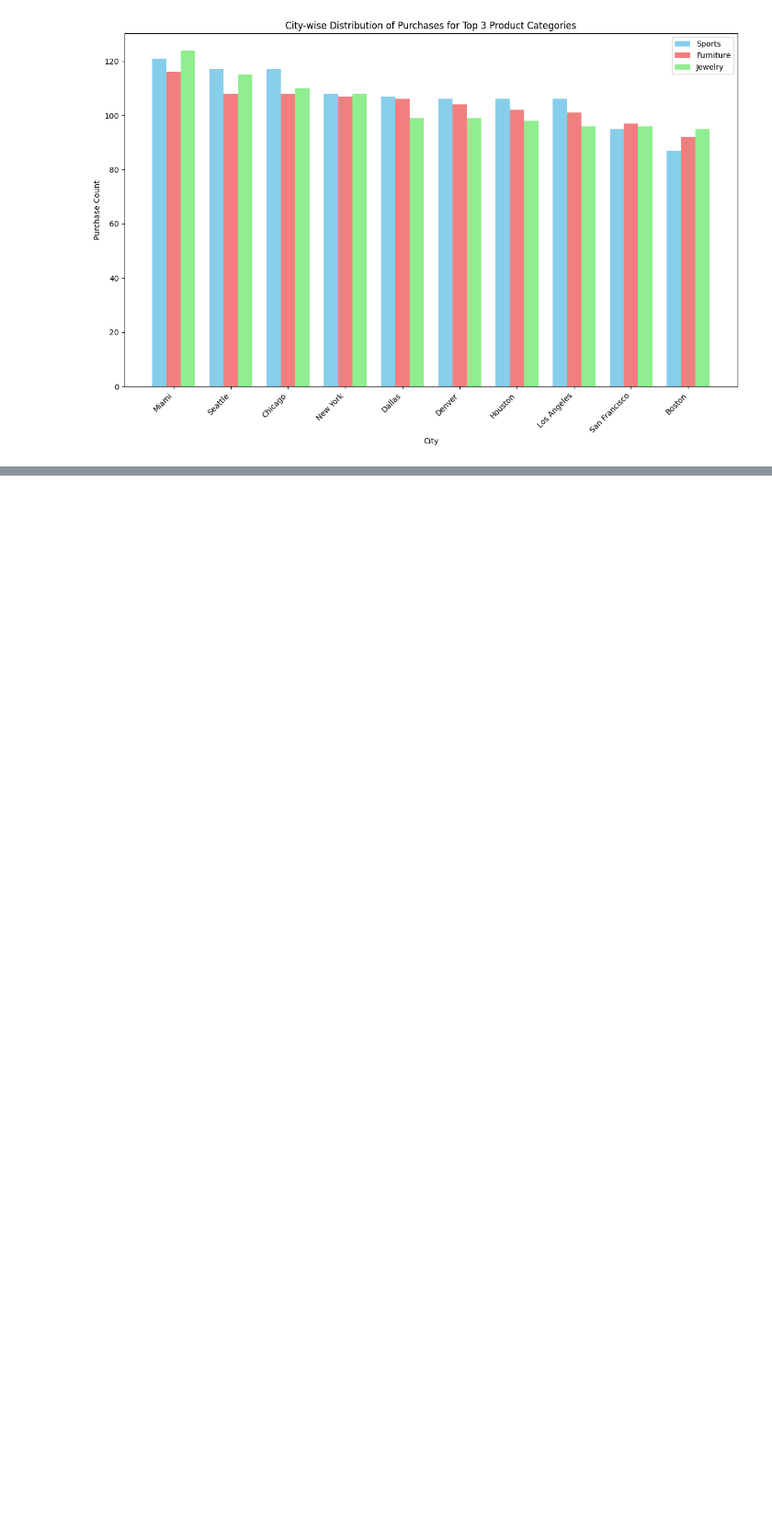
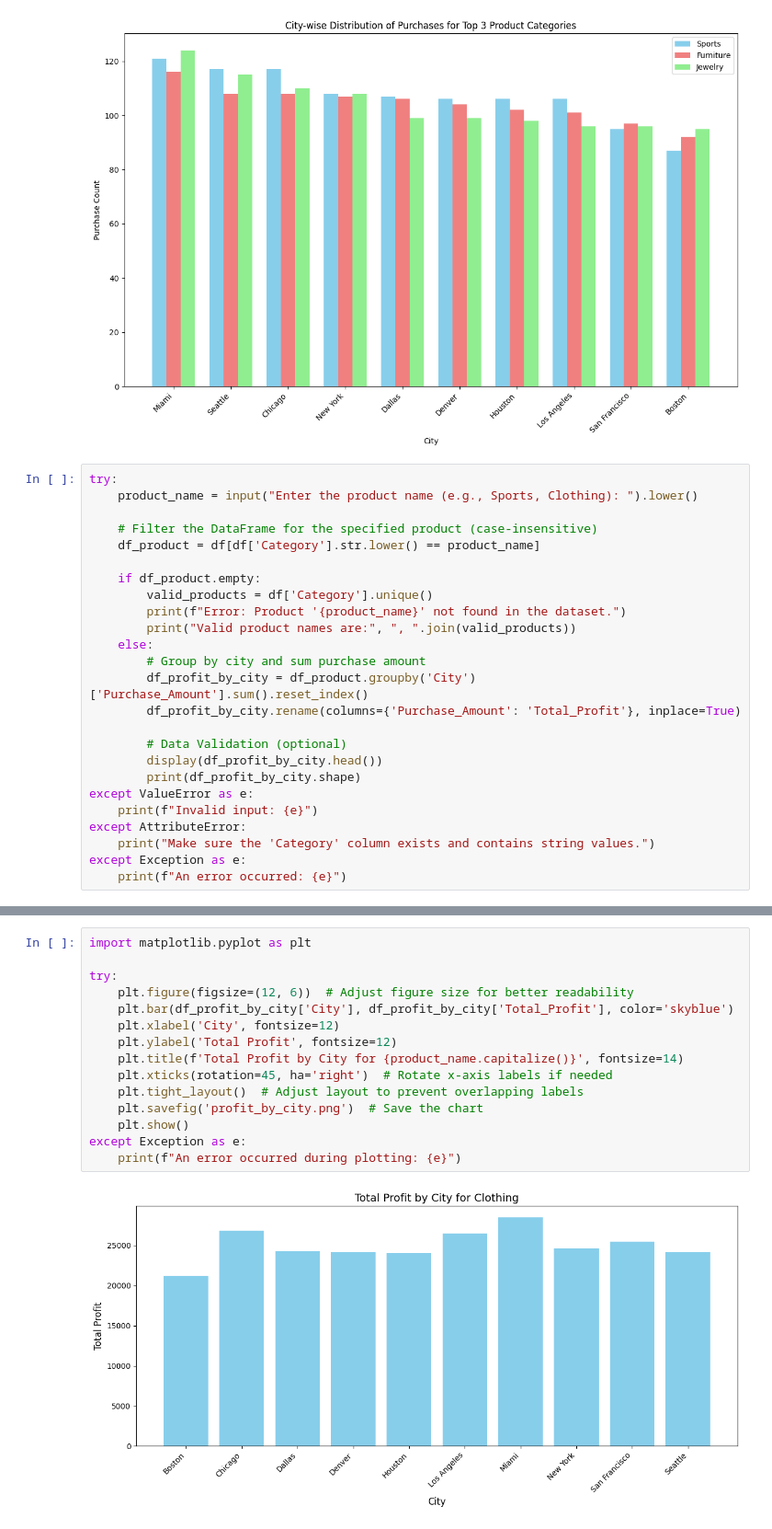
Before and after one commit to Neeshi14/Business-analysis-of-the-Retail-, a Jupyter notebook: RetailBusinessAnaysis.ipynb, the cells around one changed output, grey strips where cells are left out. Shown at 92% size. Saved outputs shown, nothing was run; the diff lists cells and outputs as text; blank space fills up the shorter version.

```diff
--- a/RetailBusinessAnaysis.ipynb
+++ b/RetailBusinessAnaysis.ipynb
@@ -874,3 +874,28 @@ plt.show()
 # %% [output]
 [figure]
 [figure]
+# %%
+try:
+    product_name = input("Enter the product name (e.g., Sports, Clothing): ").lower()
+
+    # Filter the DataFrame for the specified product (case-insensitive)
+    df_product = df[df['Category'].str.lower() == product_name]
+
+    if df_product.empty:
+        valid_products = df['Category'].unique()
+        print(f"Error: Product '{product_name}' not found in the dataset.")
+        print("Valid product names are:", ", ".join(valid_products))
+    else:
+        # Group by city and sum purchase amount
+        df_profit_by_city = df_product.groupby('City')['Purchase_Amount'].sum().reset_index()
+        df_profit_by_city.rename(columns={'Purchase_Amount': 'Total_Profit'}, inplace=True)
+
+        # Data Validation (optional)
+        display(df_profit_by_city.head())
+        print(df_profit_by_city.shape)
+except ValueError as e:
+    print(f"Invalid input: {e}")
+except AttributeError:
+    print("Make sure the 'Category' column exists and contains string values.")
+except Exception as e:
+    print(f"An error occurred: {e}")
@@ -876,0 +911,17 @@ plt.show()
+# %%
+import matplotlib.pyplot as plt
+
+try:
+    plt.figure(figsize=(12, 6))  # Adjust figure size for better readability
+    plt.bar(df_profit_by_city['City'], df_profit_by_city['Total_Profit'], color='skyblue')
+    plt.xlabel('City', fontsize=12)
+    plt.ylabel('Total Profit', fontsize=12)
+    plt.title(f'Total Profit by City for {product_name.capitalize()}', fontsize=14)
+    plt.xticks(rotation=45, ha='right')  # Rotate x-axis labels if needed
+    plt.tight_layout()  # Adjust layout to prevent overlapping labels
+    plt.savefig('profit_by_city.png')  # Save the chart
+    plt.show()
+except Exception as e:
+    print(f"An error occurred during plotting: {e}")
+# %% [output]
+[figure, added]
```
Also changed, not shown: parts of 1 cell of this notebook.
